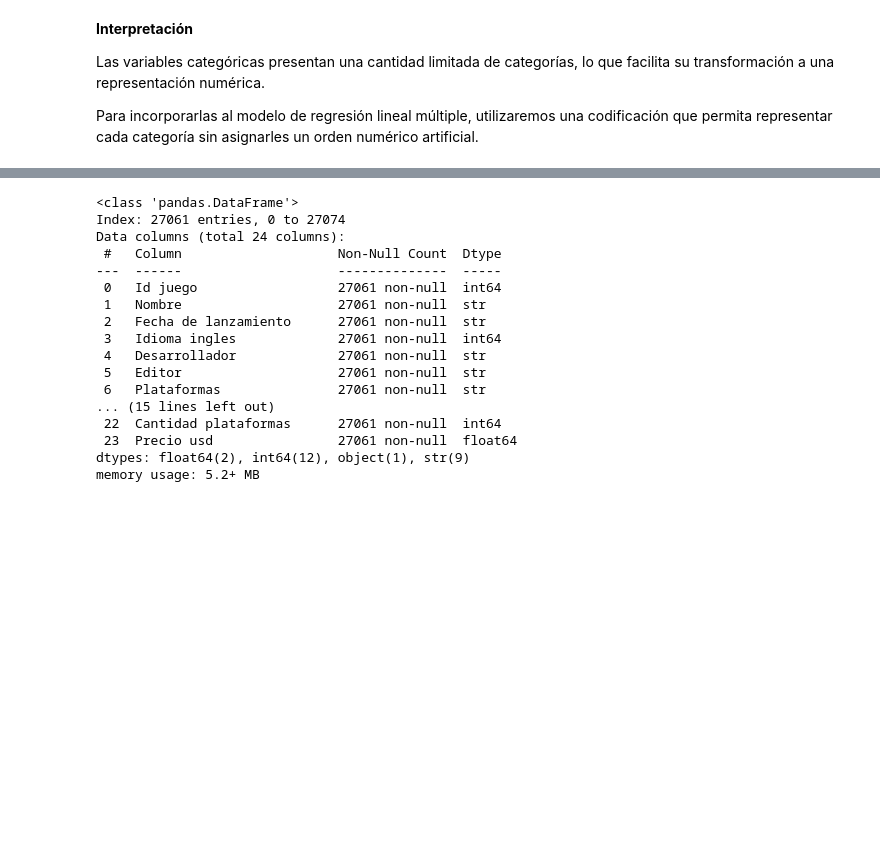
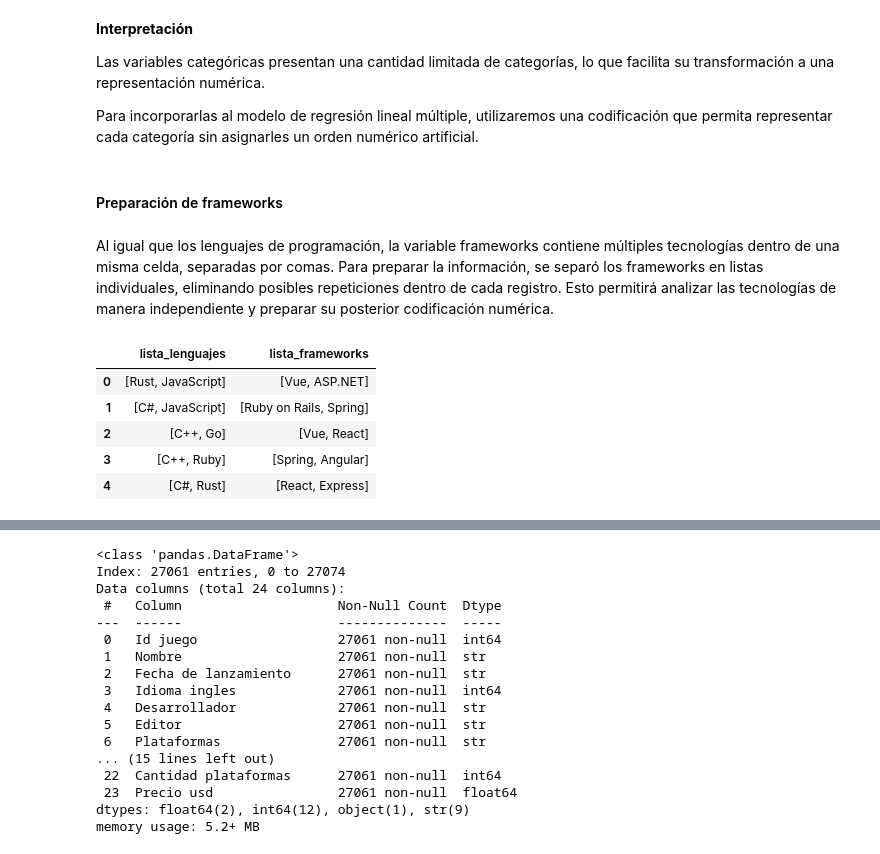
Before and after one commit to Itz-U/Proyecto2_Olivera_Urriola_UPSO-Salliquelo, a Jupyter notebook: Proyecto2_Olivera_Urriola_Salliquelo.ipynb, the cells around one changed output, grey strips where cells are left out. Drawn from its saved outputs; the diff is of its cells as text; code cells hidden in the pictures; blank space fills up the shorter version.

```diff
--- a/Proyecto2_Olivera_Urriola_Salliquelo.ipynb
+++ b/Proyecto2_Olivera_Urriola_Salliquelo.ipynb
@@ -593,3 +592,24 @@ Name: count, dtype: int64
 Las variables categóricas presentan una cantidad limitada de categorías, lo que facilita su transformación a una representación numérica.
 
 Para incorporarlas al modelo de regresión lineal múltiple, utilizaremos una codificación que permita representar cada categoría sin asignarles un orden numérico artificial.
+# %% [markdown]
+#### Preparación de frameworks
+# %% [markdown]
+Al igual que los lenguajes de programación, la variable frameworks contiene múltiples tecnologías dentro de una misma celda, separadas por comas. Para preparar la información, se separó los frameworks en listas individuales, eliminando posibles repeticiones dentro de cada registro. Esto permitirá analizar las tecnologías de manera independiente y preparar su posterior codificación numérica.
+# %%
+# Separamos los frameworks
+df["lista_frameworks"] = df["frameworks"].apply(
+    lambda texto: list(dict.fromkeys(
+        framework.strip() for framework in texto.split(",")
+    ))
+)
+
+# Visualizamos las tecnologías separadas
+df[["lista_lenguajes", "lista_frameworks"]].head()
+# %% [output]
+|  | lista_lenguajes | lista_frameworks |
+| 0 | [Rust, JavaScript] | [Vue, ASP.NET] |
+| 1 | [C#, JavaScript] | [Ruby on Rails, Spring] |
+| 2 | [C++, Go] | [Vue, React] |
+| 3 | [C++, Ruby] | [Spring, Angular] |
+| 4 | [C#, Rust] | [React, Express] |
```
Also changed, not shown: parts of 9 cells of this notebook.
